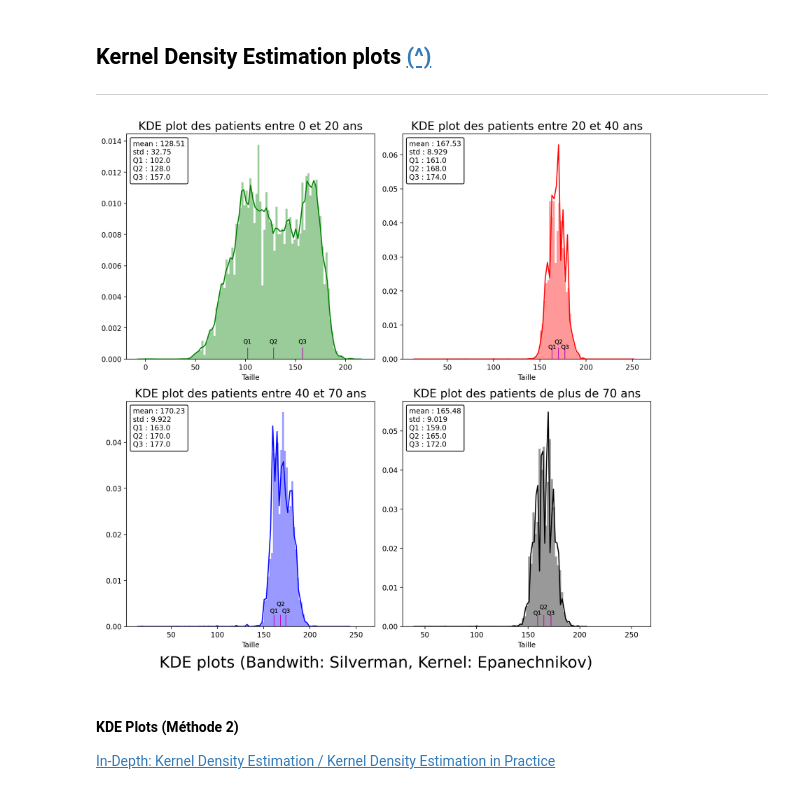
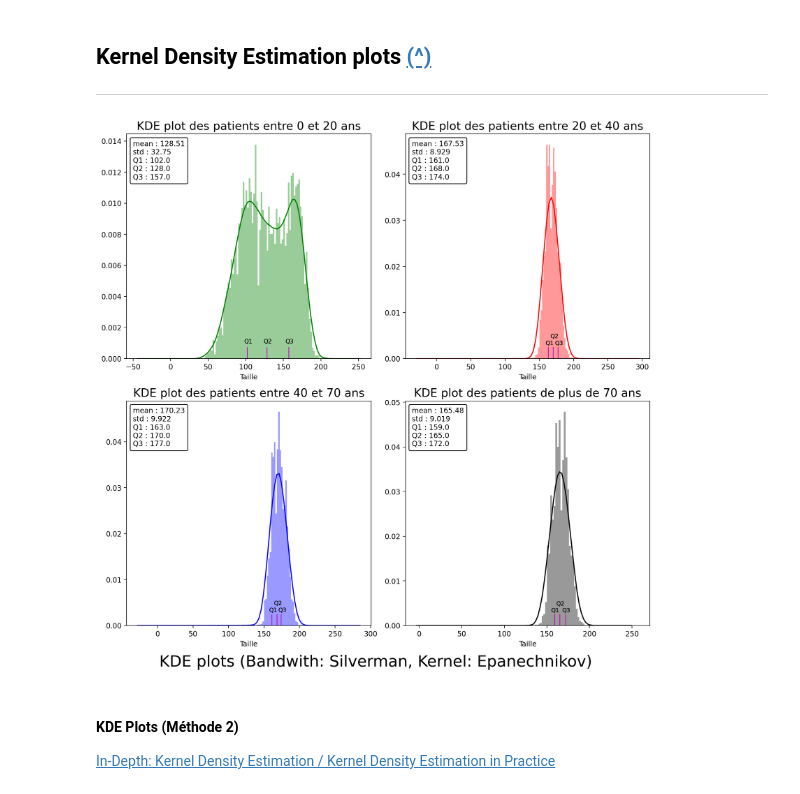
Before and after one commit to ldancelme/clb_notebooks, a Jupyter notebook: groups_taille.ipynb, the cells around one changed output. Drawn from its saved outputs; the diff is of its cells as text; code cells hidden in the pictures.

```diff
--- a/groups_taille.ipynb
+++ b/groups_taille.ipynb
@@ -186,38 +186,38 @@ def mean_std_box(lbl, x, y):
               prop=dict(size=10), frameon=True,
               loc='upper left',
               )
     at.patch.set_boxstyle("round,pad=0.,rounding_size=0.2")
     axes[x][y].add_artist(at)
 
 
 # //// [00-20] range Kernel
-sns.distplot(data20['Taille'], bins= np.arange(0,220,2), norm_hist = False, color="g", ax=axes[0, 0], kde_kws={"bw":"silverman", "kernel":"epa"})
+sns.distplot(data20['Taille'], bins= np.arange(0,220,2), norm_hist = False, color="g", ax=axes[0, 0], kde_kws={"bw":15, "kernel":"epa"})
 iqr_plot(iqr20, axes[0][0], 0.001, 0.001)
 axes[0][0].set_title('KDE plot des patients entre 0 et 20 ans', fontsize=16)
 mean_std_box(lbl20, 0, 0)
 
 # //// [20-40] range histogram
-sns.distplot(data20_40['Taille'], bins= np.arange(70,260,2), color="b", ax=axes[1, 0], kde_kws={"bw":"silverman", "kernel":"epa"})
+sns.distplot(data20_40['Taille'], bins= np.arange(70,260,2), color="b", ax=axes[1, 0], kde_kws={"bw":15, "kernel":"epa"})
 iqr_plot(iqr20_40, axes[0][1], 0.003, 0.0045)
 axes[0][1].set_title('KDE plot des patients entre 20 et 40 ans', fontsize=16)
 mean_std_box(lbl20_40, 1, 0)
 
 # //// [40-70] range histogram
-sns.distplot(data40_70['Taille'], bins= np.arange(70,260,2), color="r", ax=axes[0, 1], kde_kws={"bw":"silverman", "kernel":"epa"})
+sns.distplot(data40_70['Taille'], bins= np.arange(70,260,2), color="r", ax=axes[0, 1], kde_kws={"bw":15, "kernel":"epa"})
 iqr_plot(iqr40_70, axes[1][0], 0.003, 0.0045)
 axes[1][0].set_title('KDE plot des patients entre 40 et 70 ans', fontsize=16)
 mean_std_box(lbl40_70, 0, 1)
 
 # //// [70-110] range histogram
-sns.distplot(data70['Taille'], bins= np.arange(70,260,2), color="k", ax=axes[1, 1], kde_kws={"bw":"silverman", "kernel":"epa"})
+sns.distplot(data70['Taille'], bins= np.arange(70,260,2), color="k", ax=axes[1, 1], kde_kws={"bw":15, "kernel":"epa"})
 iqr_plot(iqr70, axes[1][1], 0.003, 0.0045)
 axes[1][1].set_title('KDE plot des patients de plus de 70 ans', fontsize=16)
 mean_std_box(lbl70, 1, 1)
 
 plt.suptitle("KDE plots (Bandwith: Silverman, Kernel: Epanechnikov)", fontsize = 22, y = 0)
 plt.tight_layout(pad=1)
 # %% [output]
-[figure, old version]
+[figure, new version]
 # %% [markdown]
 #### KDE Plots (Méthode 2)
 
```
Also changed, not shown: parts of 3 cells of this notebook, 1 other file.
